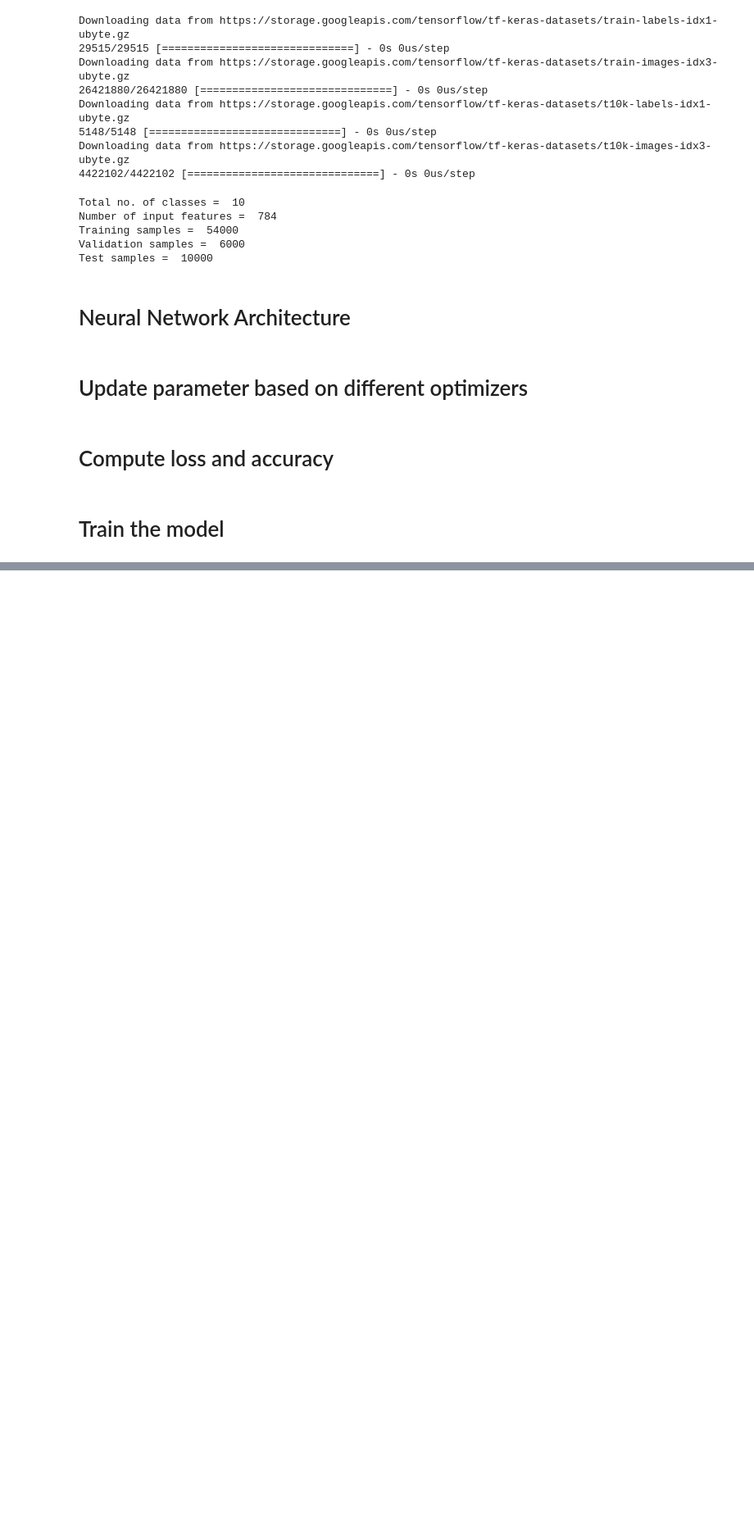
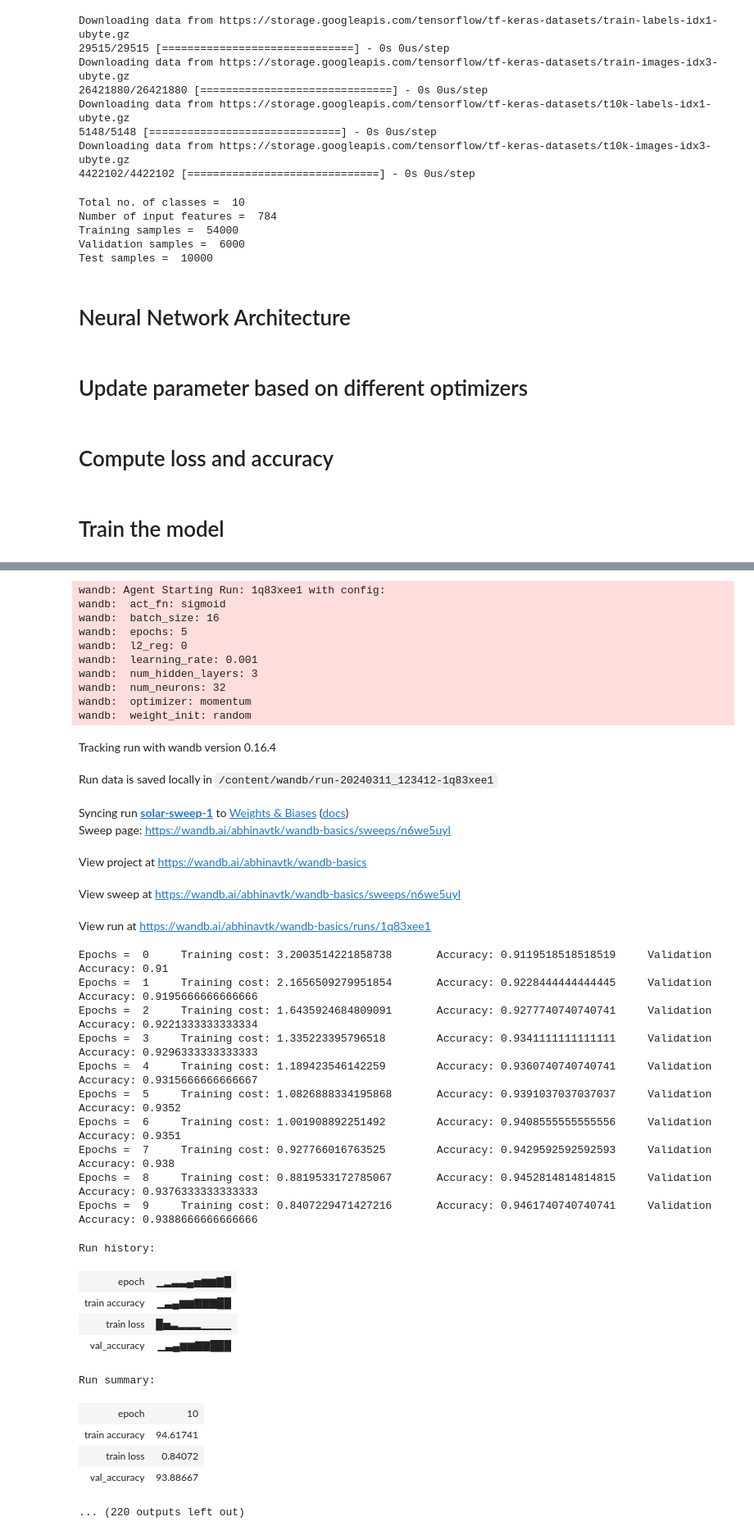
Before and after one commit to abhinavtk1/CS6910, a Jupyter notebook: colab_nb.ipynb, the cells around one changed output, grey strips where cells are left out. Shown: that part at 82% size. Saved outputs shown, nothing was run; the diff lists cells and outputs as text; code cells hidden in the pictures; blank space fills up the shorter version.

```diff
--- a/colab_nb.ipynb
+++ b/colab_nb.ipynb
@@ -290,0 +495,62 @@ Epochs =  19    Training cost: 1.2353251782756711       Accuracy: 0.100881481481
+# %%
+def main():
+  '''
+  WandB calls main function each time with differnet combination.
+
+  We can retrive the same and use the same values for our hypermeters.
+
+  '''
+
+  with wandb.init() as run:
+    run_name="-hl_"+str(wandb.config.num_hidden_layers)+"-hs_"+str(wandb.config.num_neurons)+"-ac_"+  \
+    wandb.config.act_fn+"-opt_"+wandb.config.optimizer
+    wandb.run.name = run_name
+    #obj=NN(wandb.config['num_layers'],wandb.config['hidden_size'])
+    #hl_3_bs_16_ac_tanh
+    iter = 0
+    epochs = 10
+    lr = 0.01 # learning rate
+    batch_size = 64
+    params = run_model_wandb(x_train, y_train_encoded, x_val, y_val_encoded)
+
+wandb.agent(sweep_id, function = main, count = 20) # calls main function for count number of times.
+wandb.finish()
+# %% [output]
+wandb: Agent Starting Run: 1q83xee1 with config:
+wandb:  act_fn: sigmoid
+wandb:  batch_size: 16
+wandb:  epochs: 5
+wandb:  l2_reg: 0
+wandb:  learning_rate: 0.001
+wandb:  num_hidden_layers: 3
+wandb:  num_neurons: 32
+wandb:  optimizer: momentum
+wandb:  weight_init: random
+Tracking run with wandb version 0.16.4
+Run data is saved locally in /content/wandb/run-20240311_123412-1q83xee1
+Syncing run solar-sweep-1 to Weights & Biases (docs)
+Sweep page: https://wandb.ai/abhinavtk/wandb-basics/sweeps/n6we5uyl
+View project at https://wandb.ai/abhinavtk/wandb-basics
+View sweep at https://wandb.ai/abhinavtk/wandb-basics/sweeps/n6we5uyl
+View run at https://wandb.ai/abhinavtk/wandb-basics/runs/1q83xee1
+Epochs =  0     Training cost: 3.2003514221858738       Accuracy: 0.9119518518518519     Validation Accuracy: 0.91
+Epochs =  1     Training cost: 2.1656509279951854       Accuracy: 0.9228444444444445     Validation Accuracy: 0.9195666666666666
+Epochs =  2     Training cost: 1.6435924684809091       Accuracy: 0.9277740740740741     Validation Accuracy: 0.9221333333333334
+Epochs =  3     Training cost: 1.335223395796518        Accuracy: 0.9341111111111111     Validation Accuracy: 0.9296333333333333
+Epochs =  4     Training cost: 1.189423546142259        Accuracy: 0.9360740740740741     Validation Accuracy: 0.9315666666666667
+Epochs =  5     Training cost: 1.0826888334195868       Accuracy: 0.9391037037037037     Validation Accuracy: 0.9352
+Epochs =  6     Training cost: 1.001908892251492        Accuracy: 0.9408555555555556     Validation Accuracy: 0.9351
+Epochs =  7     Training cost: 0.927766016763525        Accuracy: 0.9429592592592593     Validation Accuracy: 0.938
+Epochs =  8     Training cost: 0.8819533172785067       Accuracy: 0.9452814814814815     Validation Accuracy: 0.9376333333333333
+Epochs =  9     Training cost: 0.8407229471427216       Accuracy: 0.9461740740740741     Validation Accuracy: 0.9388666666666666
+Run history:
+| epoch | ▁▂▃▃▄▅▆▆▇█ |
+| train accuracy | ▁▃▄▆▆▇▇▇██ |
+| train loss | █▅▃▂▂▂▁▁▁▁ |
+| val_accuracy | ▁▃▄▆▆▇▇███ |
+Run summary:
+| epoch | 10 |
+| train accuracy | 94.61741 |
+| train loss | 0.84072 |
+| val_accuracy | 93.88667 |
+... (220 outputs left out)
```
Also changed, not shown: parts of 18 cells of this notebook.
